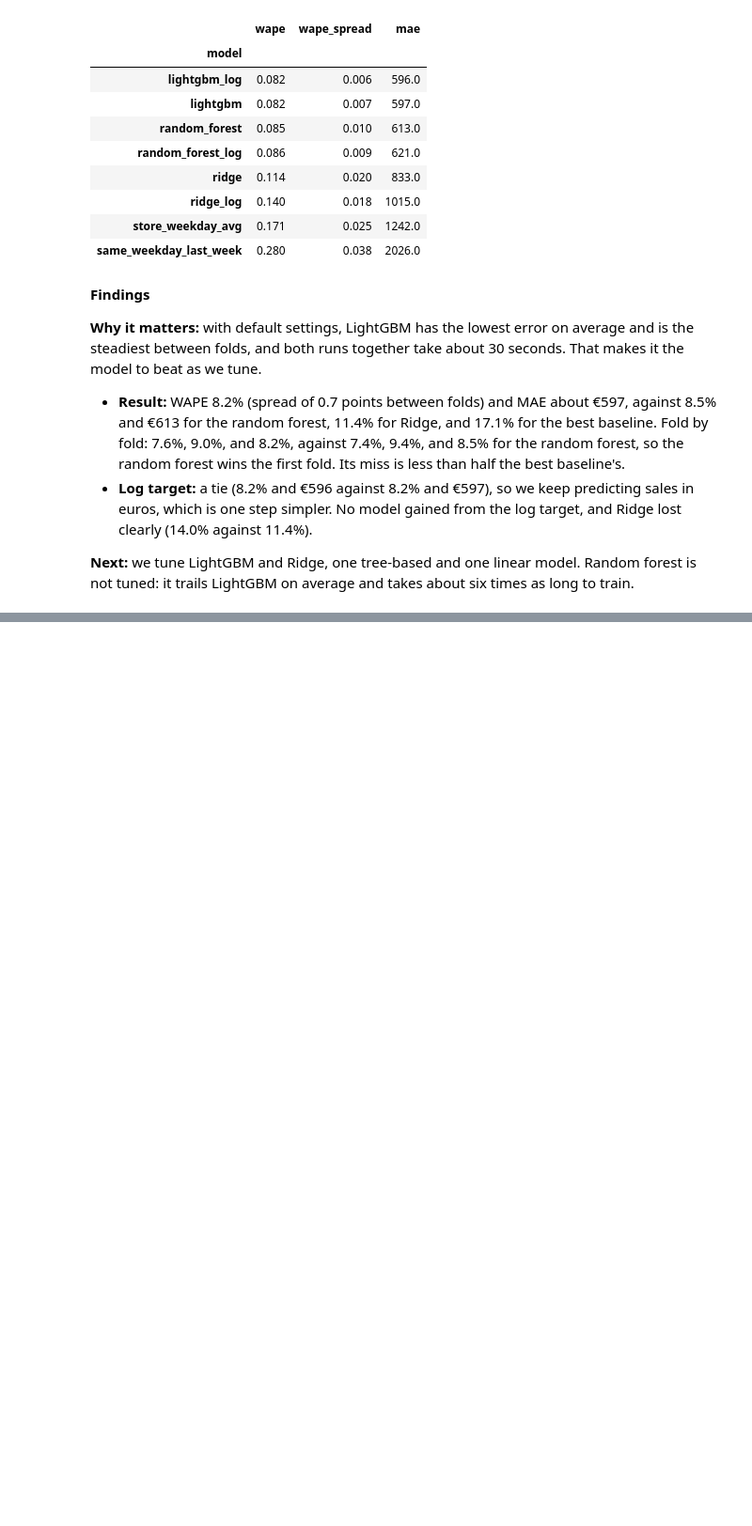
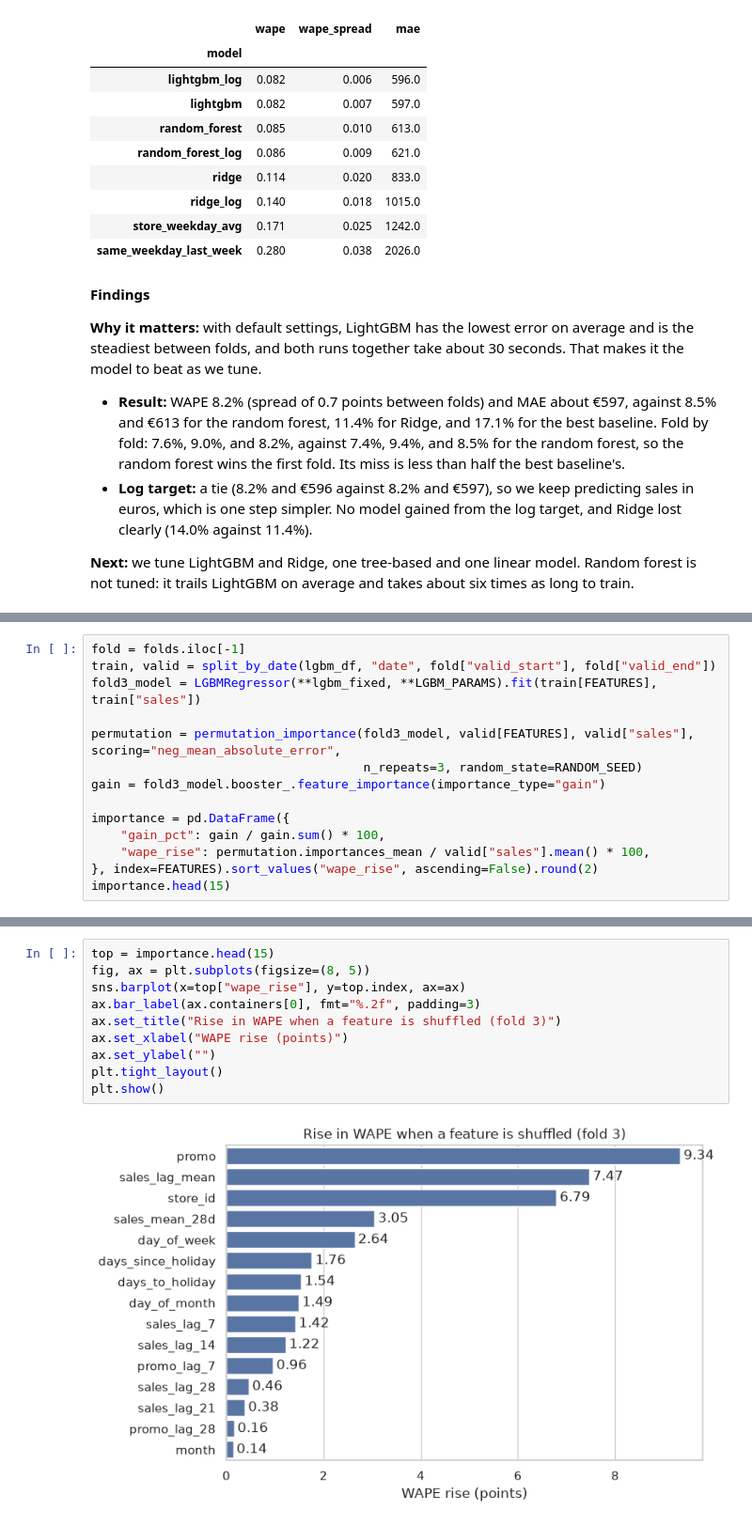
Before and after one commit to rimvelvet31/rossmann-retail-demand-forecasting, a Jupyter notebook: notebooks/notebook.ipynb, the cells around one changed output, grey strips where cells are left out. Shown at 94% size. Cells and saved outputs as stored; diff of their text form; blank space fills up the shorter version.

```diff
--- a/notebooks/notebook.ipynb
+++ b/notebooks/notebook.ipynb
@@ -2641,0 +2857,14 @@ summarize_scores(pd.concat([baseline_scores, ridge_scores, rf_scores, lgbm_score
+# %%
+fold = folds.iloc[-1]
+train, valid = split_by_date(lgbm_df, "date", fold["valid_start"], fold["valid_end"])
+fold3_model = LGBMRegressor(**lgbm_fixed, **LGBM_PARAMS).fit(train[FEATURES], train["sales"])
+
+permutation = permutation_importance(fold3_model, valid[FEATURES], valid["sales"], scoring="neg_mean_absolute_error",
+                                     n_repeats=3, random_state=RANDOM_SEED)
+gain = fold3_model.booster_.feature_importance(importance_type="gain")
+
+importance = pd.DataFrame({
+    "gain_pct": gain / gain.sum() * 100,
+    "wape_rise": permutation.importances_mean / valid["sales"].mean() * 100,
+}, index=FEATURES).sort_values("wape_rise", ascending=False).round(2)
+importance.head(15)
@@ -2641,0 +2888,12 @@ summarize_scores(pd.concat([baseline_scores, ridge_scores, rf_scores, lgbm_score
+# %%
+top = importance.head(15)
+fig, ax = plt.subplots(figsize=(8, 5))
+sns.barplot(x=top["wape_rise"], y=top.index, ax=ax)
+ax.bar_label(ax.containers[0], fmt="%.2f", padding=3)
+ax.set_title("Rise in WAPE when a feature is shuffled (fold 3)")
+ax.set_xlabel("WAPE rise (points)")
+ax.set_ylabel("")
+plt.tight_layout()
+plt.show()
+# %% [output]
+[figure, added]
```
Also changed, not shown: parts of 32 cells of this notebook.
